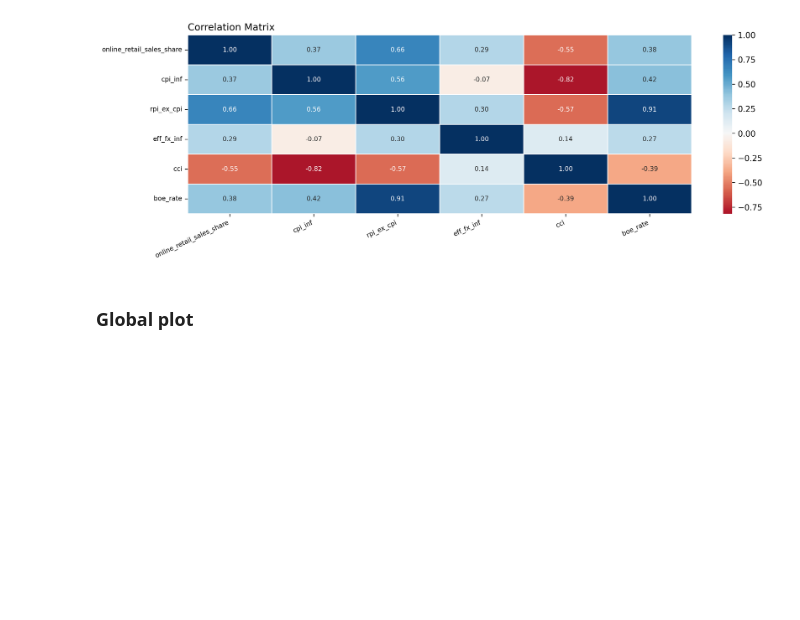
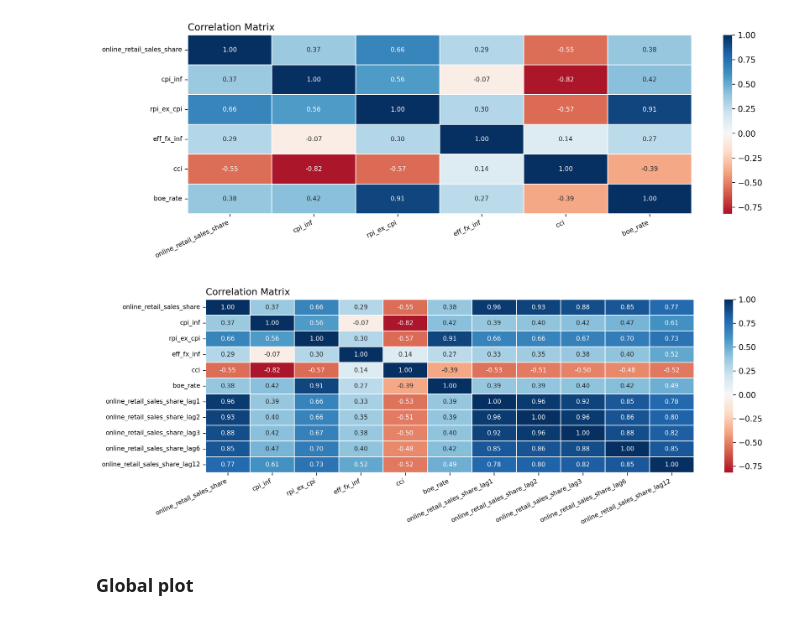
Before and after one commit to michaelarutyunov/time-series-methods, a Jupyter notebook: notebooks/01_import.ipynb, the cells around one changed output. Cells and saved outputs as stored; diff of their text form; code cells hidden in the pictures; blank space fills up the shorter version.

```diff
--- a/notebooks/01_import.ipynb
+++ b/notebooks/01_import.ipynb
@@ -200,6 +200,27 @@ plt.yticks(fontsize=8)
 plt.show()
 # %% [output]
 [figure]
+# %%
+# check correlations with lagged fieatures
+
+clean_data_extended = clean_data.copy()
+clean_data_extended['online_retail_sales_share_lag1'] = clean_data_extended['online_retail_sales_share'].shift(1)
+clean_data_extended['online_retail_sales_share_lag2'] = clean_data_extended['online_retail_sales_share'].shift(2)
+clean_data_extended['online_retail_sales_share_lag3'] = clean_data_extended['online_retail_sales_share'].shift(3)
+clean_data_extended['online_retail_sales_share_lag6'] = clean_data_extended['online_retail_sales_share'].shift(6)
+clean_data_extended['online_retail_sales_share_lag12'] = clean_data_extended['online_retail_sales_share'].shift(12)
+
+correlation_matrix = clean_data_extended.corr()
+
+plt.figure(figsize=(14, 4), dpi=300)
+sns.heatmap(correlation_matrix, annot=True, annot_kws={'size': 8}, fmt='.2f', cmap='RdBu', center=0, linewidths=0.5, linecolor='white')
+plt.title('Correlation Matrix', loc='left')
+plt.xticks(fontsize=8, rotation=25, ha='right')
+plt.yticks(fontsize=8)
+# plt.savefig('../outputs/figures/features_correlations.png', bbox_inches='tight', dpi=300)
+plt.show()
+# %% [output]
+[figure, added]
 # %% [markdown]
 ### Global plot
 # %%
```
Also changed, not shown: 2 other files.
